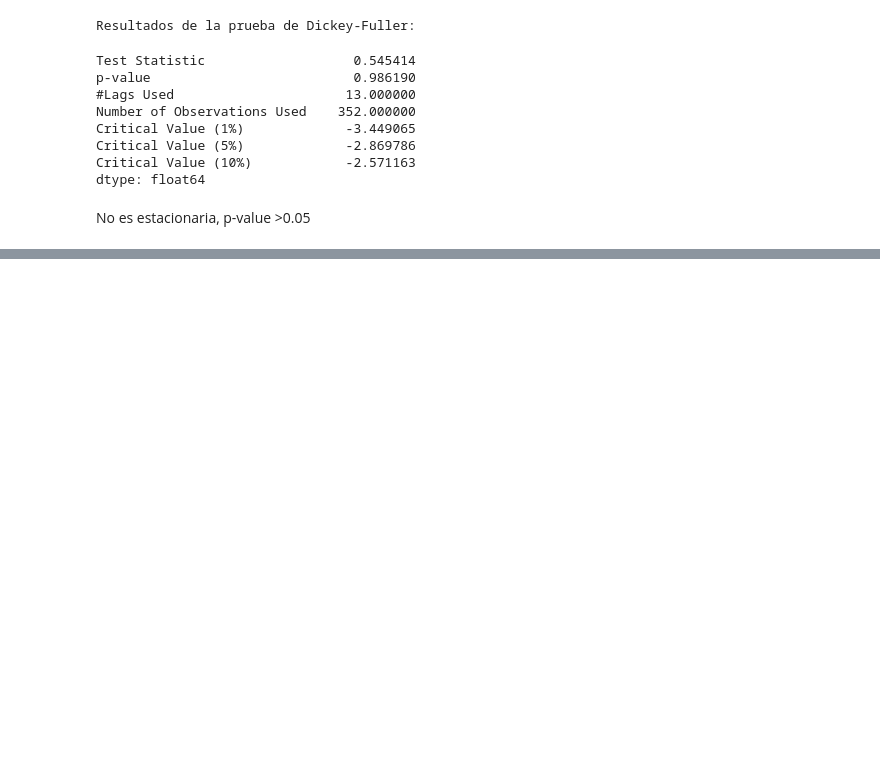
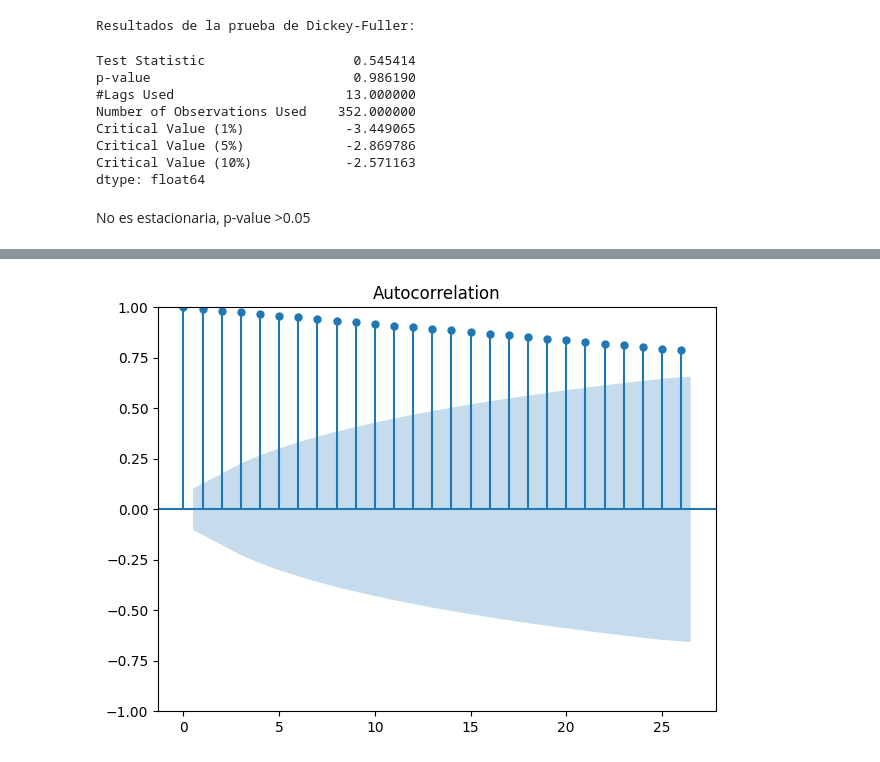
Before and after one commit to Adrian-Mas/Proyecto_serie_temp_1, a Jupyter notebook: src/explore.ipynb, the cells around one changed output, grey strips where cells are left out. Cells and saved outputs as stored; diff of their text form; code cells hidden in the pictures; blank space fills up the shorter version.

```diff
--- a/src/explore.ipynb
+++ b/src/explore.ipynb
@@ -157,0 +224,9 @@ ValueError: 'sales' is not one of the example datasets.
+# %%
+# cada lag es un mes
+plot_acf(ts)
+
+plt.tight_layout()
+
+plt.show()
+# %% [output]
+[figure, added]
```
Also changed, not shown: parts of 10 cells of this notebook.
